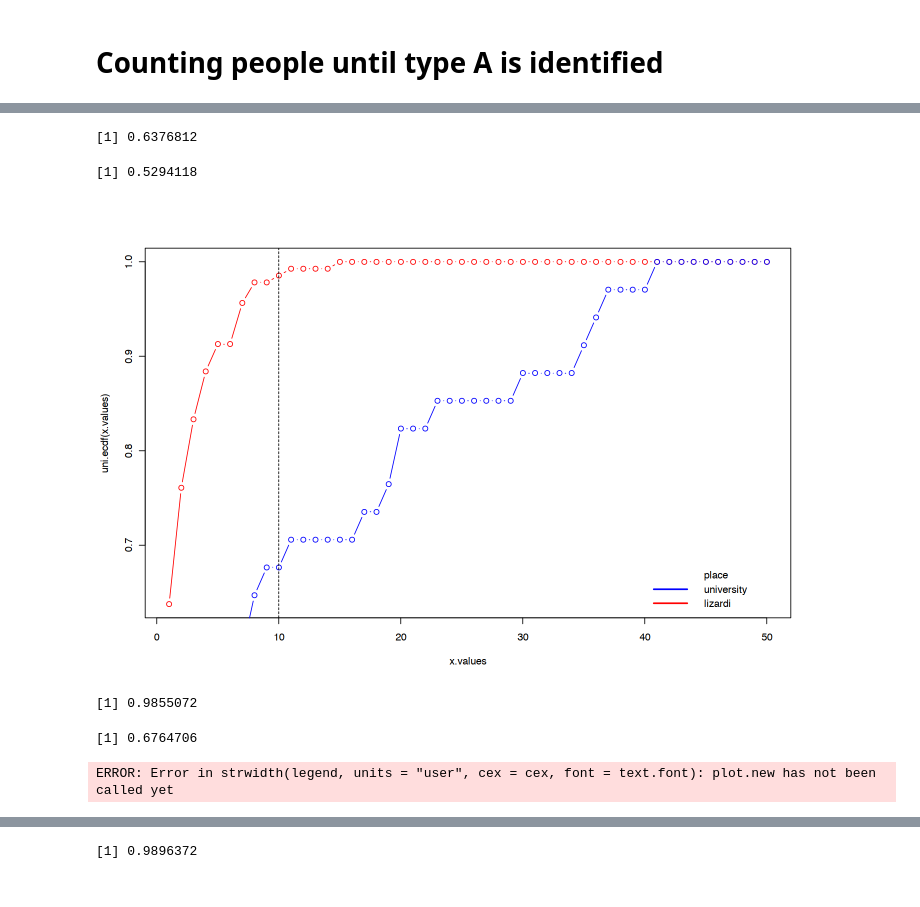
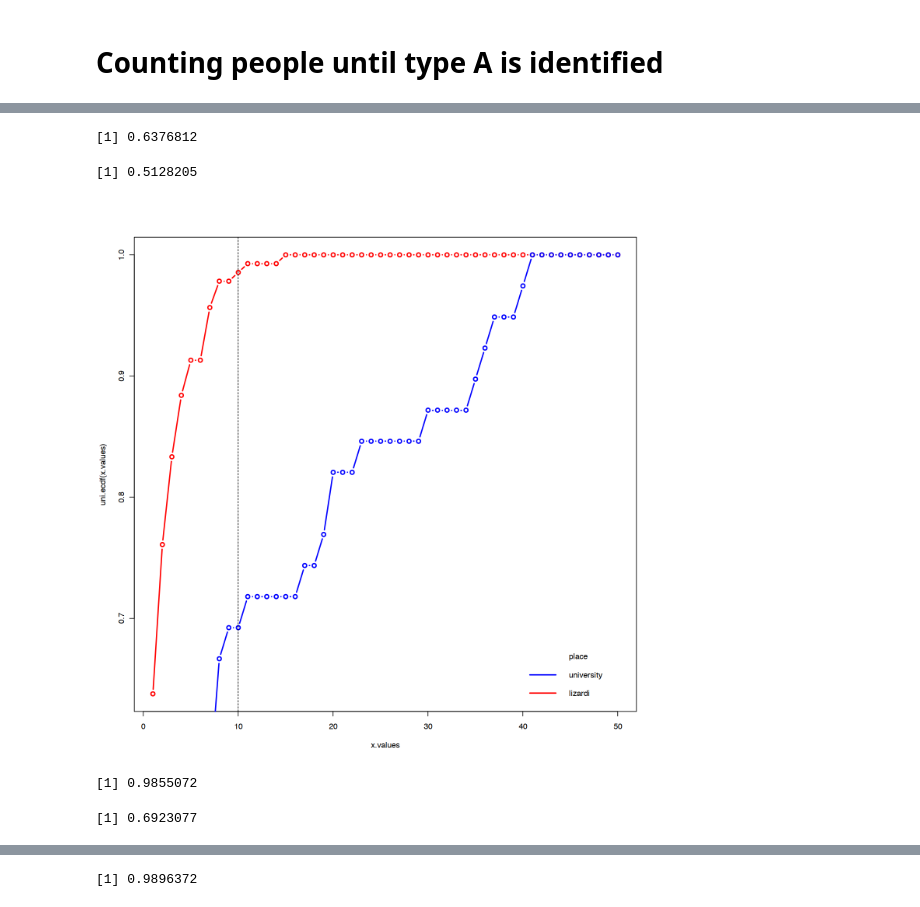
Before and after one commit to norberello/fitting-exponential-car-intervals, a Jupyter notebook: Number of people until type A shows up.ipynb, the cells around one changed output, grey strips where cells are left out. Drawn from its saved outputs; the diff is of its cells as text; code cells hidden in the pictures.

```diff
--- a/Number of people until type A shows up.ipynb
+++ b/Number of people until type A shows up.ipynb
@@ -20,7 +20,7 @@ prop.int<-length(uni.int)/sum(uni.int)#pertsonen zenbat betetzen duten
 prop.int
 
 liz.int<-c(11,36,8,19,23,20,3,7,20,41,30,17,4,1,4,9,6,
-           37,4,1,1,1,5,6,1,1,4,1,8,3,5,5,7,35)
+           37,4,1,1,1,5,6,1,1,4,1,8,3,5,5,7,35,3,8,6,8,40)
 #thus
 #thus
 prop.liz<-length(liz.int)/sum(liz.int)
@@ -42,21 +48,20 @@ liz.ecdf(median(liz.int))
 #what about 95% of data values
 # %% [output]
 [1] 0.6376812
-[1] 0.5294118
+[1] 0.5128205
 # %%
 x.values<-seq(1,50)
-plot(x.values,uni.ecdf(x.values),type="b",col="red")
-lines(x.values,liz.ecdf(x.values),type="b",col="blue")
+plot(x.values,uni.ecdf(x.values),type="b",col="red",lwd=2)
+lines(x.values,liz.ecdf(x.values),type="b",col="blue",lwd=2)
 abline(v=10,lty=2)
 legend("bottomright", c("place", "university", "lizardi"),
        lty = c(0, 1, 1), col = c("red", "blue"), box.lty = 0, lwd = 2)
 # %% [output]
-[figure, old version]
+[figure, new version]
 # %%
 uni.ecdf(10)#98% of data values are equal or less than 10
 liz.ecdf(10)#67% of data values are equal or less than 10
 #difference between places is really clear, we need to check more people until type A shows up.
 # %% [output]
 [1] 0.9855072
-[1] 0.6764706
+[1] 0.6923077
-ERROR: Error in strwidth(legend, units = "user", cex = cex, font = text.font): plot.new has not been called yet
```
Also changed, not shown: parts of 28 cells of this notebook, 1 other file.
